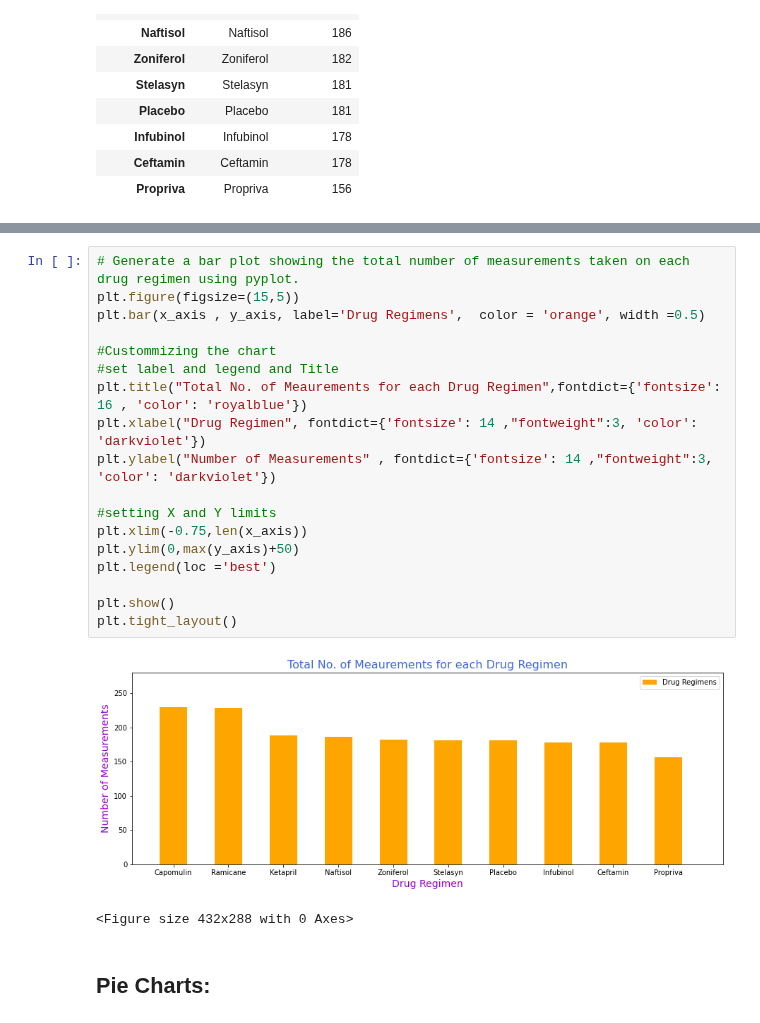
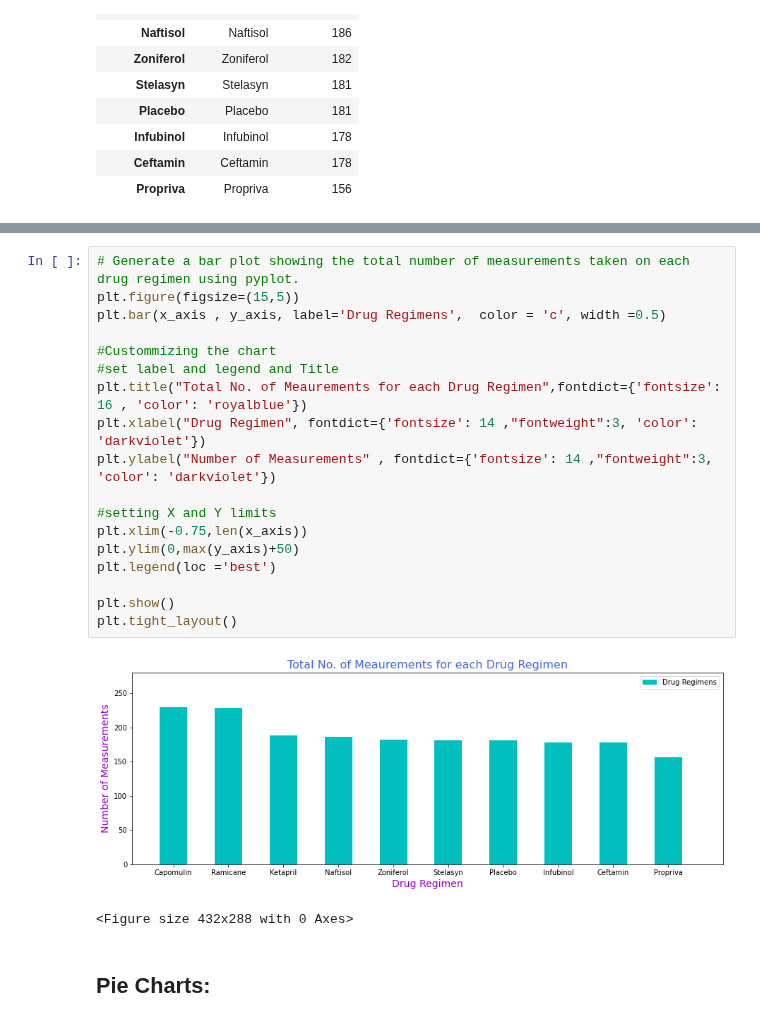
Before and after one commit to divya-gh/Matplotlib-Challenge, a Jupyter notebook: Pymaceuticals/pymaceuticals_starter.ipynb, the cells around one changed output, grey strips where cells are left out. Drawn from its saved outputs; the diff is of its cells as text.

```diff
--- a/Pymaceuticals/pymaceuticals_starter.ipynb
+++ b/Pymaceuticals/pymaceuticals_starter.ipynb
@@ -294,23 +294,23 @@ plt.tight_layout()
 # %%
 # Generate a bar plot showing the total number of measurements taken on each drug regimen using pyplot.
 plt.figure(figsize=(15,5))
-plt.bar(x_axis , y_axis, label='Drug Regimens',  color = 'orange', width =0.5)
+plt.bar(x_axis , y_axis, label='Drug Regimens',  color = 'c', width =0.5)
 
 #Custommizing the chart
 #set label and legend and Title
 plt.title("Total No. of Meaurements for each Drug Regimen",fontdict={'fontsize': 16 , 'color': 'royalblue'})
 plt.xlabel("Drug Regimen", fontdict={'fontsize': 14 ,"fontweight":3, 'color': 'darkviolet'})
 plt.ylabel("Number of Measurements" , fontdict={'fontsize': 14 ,"fontweight":3, 'color': 'darkviolet'})
 
 #setting X and Y limits
 plt.xlim(-0.75,len(x_axis))
 plt.ylim(0,max(y_axis)+50)
 plt.legend(loc ='best')
 
 plt.show()
 plt.tight_layout()
 # %% [output]
-[figure, old version]
+[figure, new version]
 <Figure size 432x288 with 0 Axes>
 # %% [markdown]
 ## Pie Charts:
```
Also changed, not shown: parts of 2 cells of this notebook.
